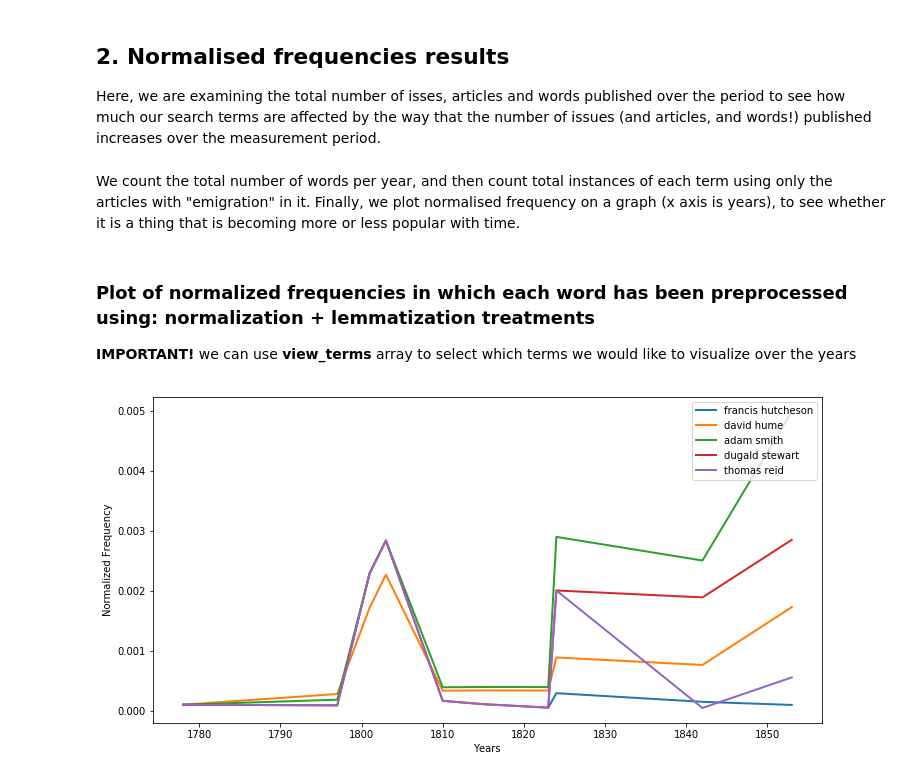
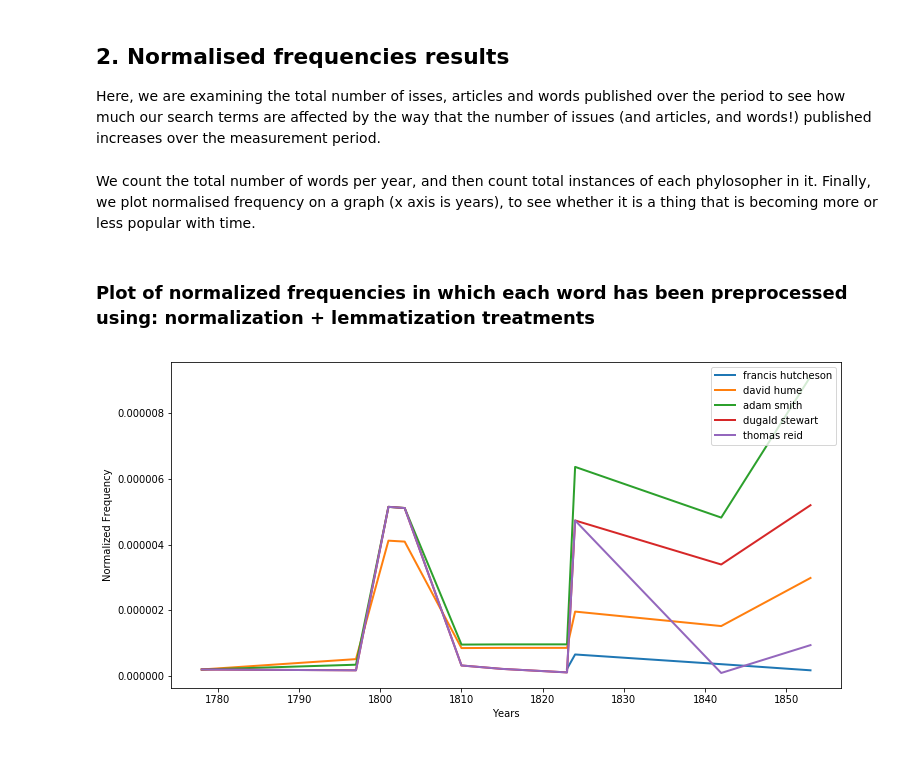
Before and after one commit to alan-turing-institute/defoe_visualization, a Jupyter notebook: NLS/Visualization_Frequency_Taxonomy_Ngrams_TDA.ipynb, the cells around one changed output. Saved outputs shown, nothing was run; the diff lists cells and outputs as text; code cells hidden in the pictures.

```diff
--- a/NLS/Visualization_Frequency_Taxonomy_Ngrams_TDA.ipynb
+++ b/NLS/Visualization_Frequency_Taxonomy_Ngrams_TDA.ipynb
@@ -38,7 +38,7 @@ def normalize_freq(publication, freq_results, view_terms):
         if term in freq_results:
             for year in freq_results[term]:
                 if year>0:
-                    normed_results[year] = freq_results[term][year]/float(publication[year][1])
+                    normed_results[year] = (freq_results[term][year]* len(term.split()))/float(publication[year][2])
             plt.plot(*zip(*sorted(normed_results.items())), label=term, lw = 2, alpha = 1)
 
     plt.legend(loc='upper right')
@@ -134,16 +134,10 @@ Here, we are examining the total number of isses, articles and words published o
 # %%
 norm_publication=read_query_results('results_nls_normalized')
 # %% [markdown]
-We count the total number of words per year, and then count total instances of each term using only the articles with "emigration" in it. Finally, we plot normalised frequency on a graph (x axis is years), to see whether it is a thing that is becoming more or less popular with time.
+We count the total number of words per year, and then count total instances of each phylosopher in it. Finally, we plot normalised frequency on a graph (x axis is years), to see whether it is a thing that is becoming more or less popular with time.
 # %% [markdown]
 ### Plot of normalized frequencies in which each word has been preprocessed using: normalization + lemmatization treatments
-
-**IMPORTANT!** we can use **view_terms** array to select which terms we would like to visualize over the years
-# %%
-view_terms=[]
-for i in taxonomy:
-    view_terms.append(i)
-    #print ("Terms used for this graph:%s" %view_terms)
-normed_results_lem=normalize_freq(norm_publication, freq_count_lem, view_terms)
-# %% [output]
-[figure, removed]
+# %%
+normed_results_lem=normalize_freq(norm_publication, freq_count_lem, taxonomy)
+# %% [output]
+[figure, added]
```
Also changed, not shown: parts of 1 cell of this notebook.
